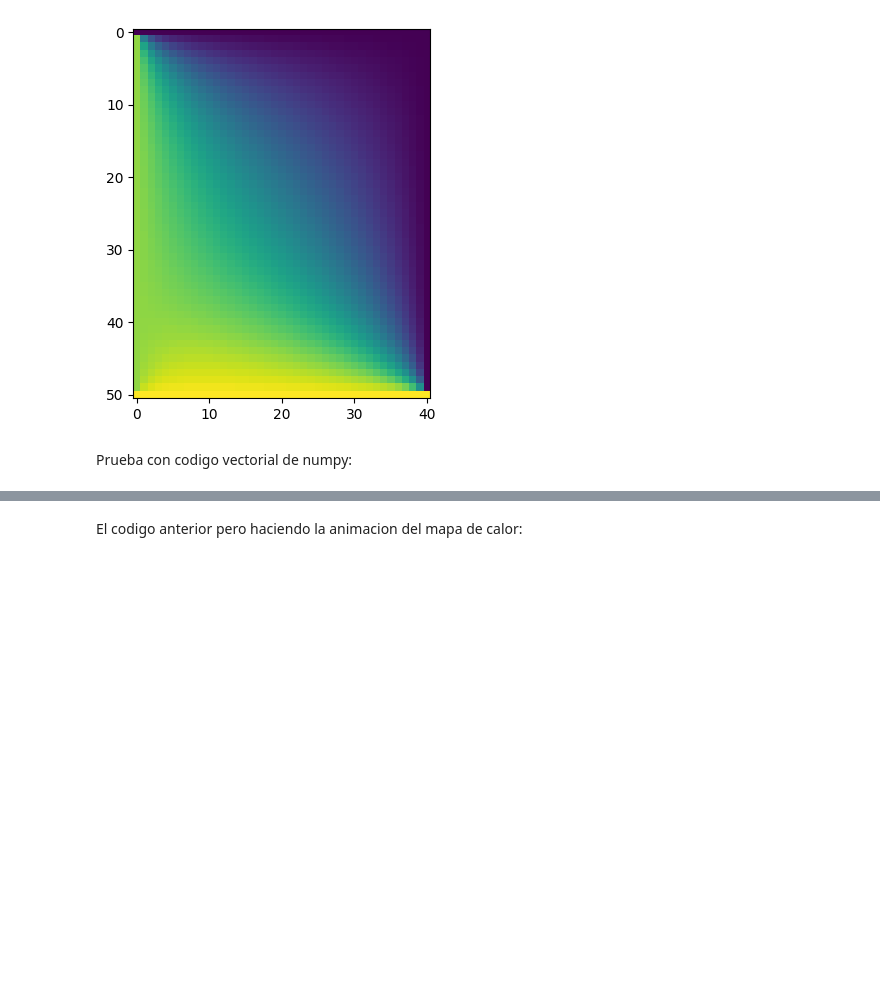
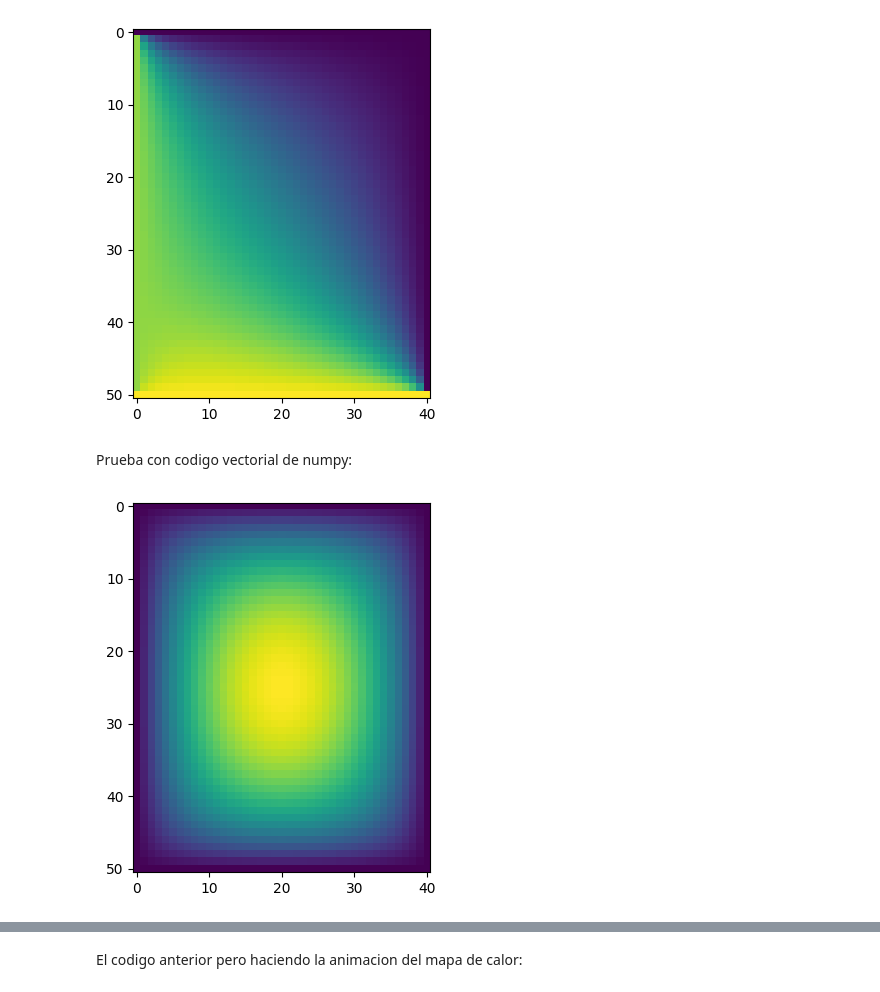
Before and after one commit to Rio1112/Proyecto_Calor, a Jupyter notebook: Proyecto_Python.ipynb, the cells around one changed output, grey strips where cells are left out. Drawn from its saved outputs; the diff is of its cells as text; code cells hidden in the pictures; blank space fills up the shorter version.

```diff
--- a/Proyecto_Python.ipynb
+++ b/Proyecto_Python.ipynb
@@ -52,14 +52,12 @@ Prueba con codigo vectorial de numpy:
 # %%
 import numpy as np
 
-def ftcs_calor(Ti, Td, Tar, Tab, Tp, kappa, L, a, M, N, h, t_fin):
+def ftcs_calor(Th, Tc, kappa, L, a, M, N, h, t_fin):
     T = np.zeros((M+1, N+1), dtype=float)
     # Condiciones iniciales
-    T[:, 0] = Ti
-    T[:, N] = Td
-    T[0, :] = Tar
-    T[M, :] = Tab
-    T[1:M, 1:N] = Tp
+    T[:, :] = Tc
+    T[M//2, N//2] = Th
+
 
     # Arreglo para hacer las operaciones con FTCS
     Tk = np.copy(T)  # Crear una copia de T
@@ -80,3 +78,13 @@ def ftcs_calor(Ti, Td, Tar, Tab, Tp, kappa, L, a, M, N, h, t_fin):
         t += h
 
     return T
+# %%
+valores = ftcs_calor(100, 20, 22.8e-6, 10, 8, 50, 40, 1e-4, 30)
+# %%
+import matplotlib.pyplot as plt
+import matplotlib.cm as cm
+
+plt.imshow(valores)
+plt.show()
+# %% [output]
+[figure, added]
```
Also changed, not shown: parts of 8 cells of this notebook.
